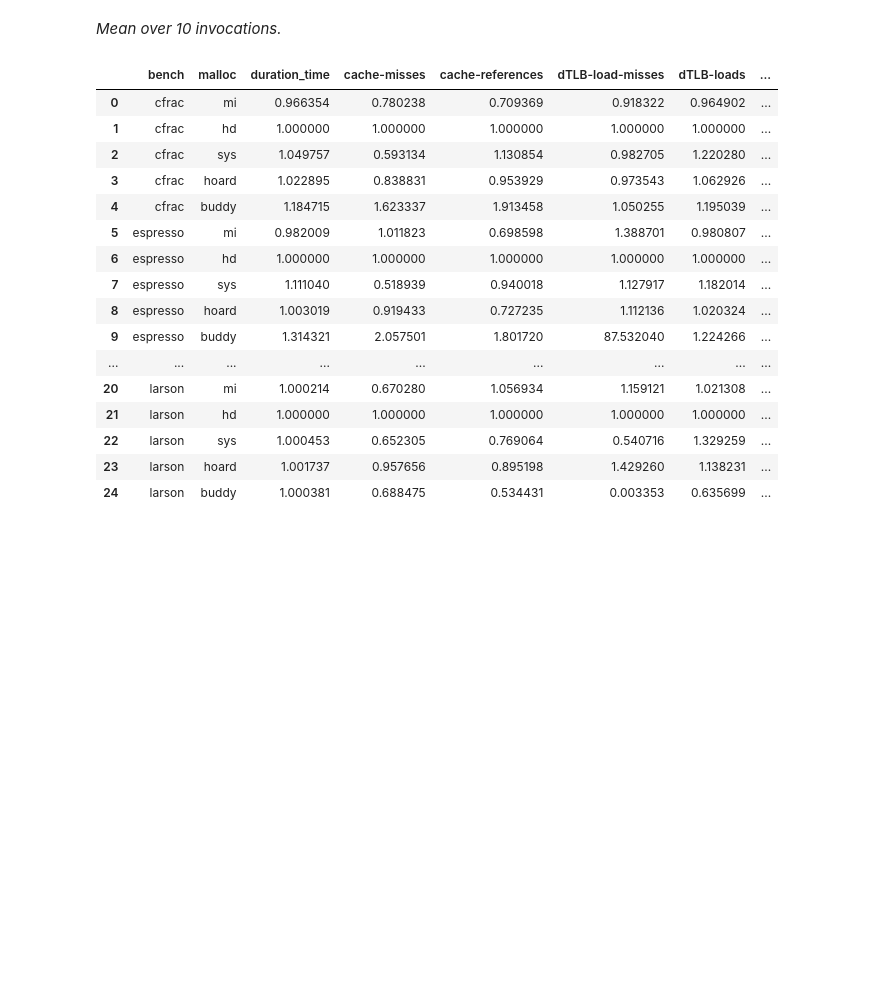
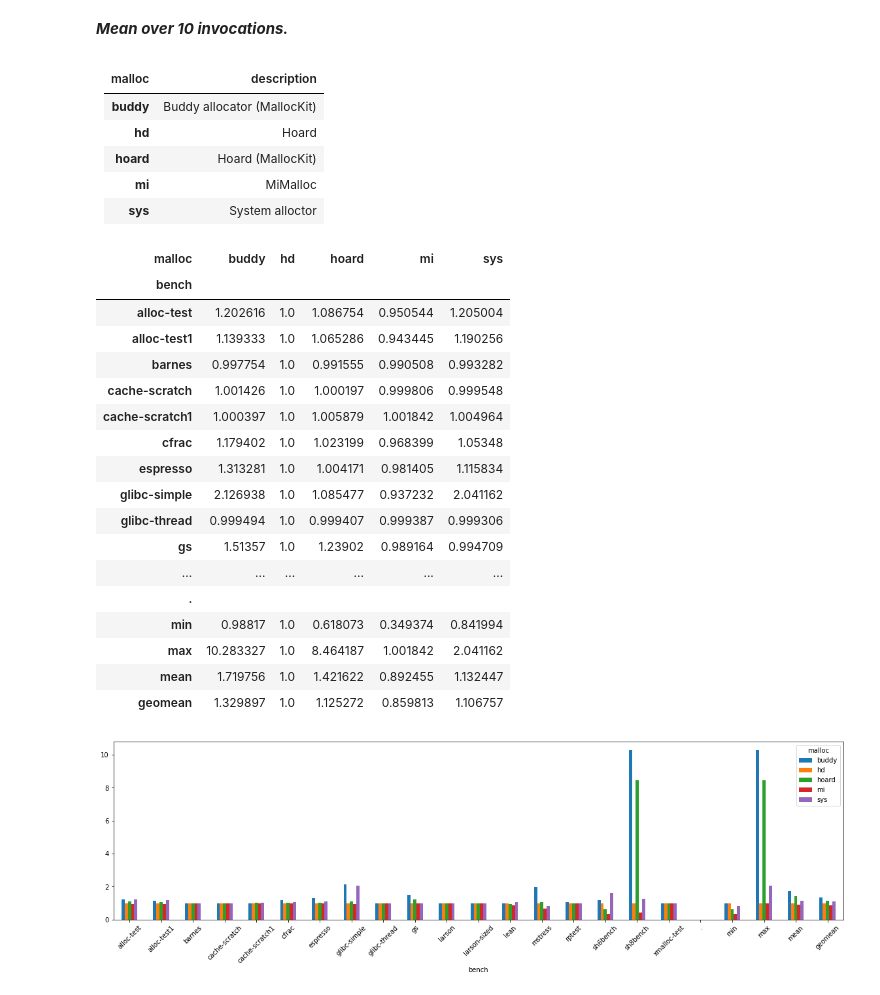
Before and after one commit to wenyuzhao/MallocKit, a Jupyter notebook: bench/visual.ipynb, the cells around one changed output. Saved outputs shown, nothing was run; the diff lists cells and outputs as text; code cells hidden in the pictures; blank space fills up the shorter version.

Commit message:
Draw graphs

```diff
--- a/bench/visual.ipynb
+++ b/bench/visual.ipynb
@@ -9,31 +9,50 @@ visual.display_meta_info()
 | System        | Linux (5.16.12-200.fc35.x86_64)           |
 | Processor     | Intel(R) Core(TM) i7-7700 CPU @ 3.60GHz          |
 | Memory        | 16 GB          |
-# %%
-from visual import Pipeline
-
-data = Pipeline.load_results()
-data, invocations = Pipeline.mean_over_invocation(data)
-data = Pipeline.normalize(data, baseline = 'hd')
-
-visual.markdown(f'*Mean over {invocations} invocations.*')
-data
-# %% [output]
-*Mean over 10 invocations.*
-|  | bench | malloc | duration_time | cache-misses | cache-references | dTLB-load-misses | dTLB-loads | ... |
-| 0 | cfrac | mi | 0.966354 | 0.780238 | 0.709369 | 0.918322 | 0.964902 | ... |
-| 1 | cfrac | hd | 1.000000 | 1.000000 | 1.000000 | 1.000000 | 1.000000 | ... |
-| 2 | cfrac | sys | 1.049757 | 0.593134 | 1.130854 | 0.982705 | 1.220280 | ... |
-| 3 | cfrac | hoard | 1.022895 | 0.838831 | 0.953929 | 0.973543 | 1.062926 | ... |
-| 4 | cfrac | buddy | 1.184715 | 1.623337 | 1.913458 | 1.050255 | 1.195039 | ... |
-| 5 | espresso | mi | 0.982009 | 1.011823 | 0.698598 | 1.388701 | 0.980807 | ... |
-| 6 | espresso | hd | 1.000000 | 1.000000 | 1.000000 | 1.000000 | 1.000000 | ... |
-| 7 | espresso | sys | 1.111040 | 0.518939 | 0.940018 | 1.127917 | 1.182014 | ... |
-| 8 | espresso | hoard | 1.003019 | 0.919433 | 0.727235 | 1.112136 | 1.020324 | ... |
-| 9 | espresso | buddy | 1.314321 | 2.057501 | 1.801720 | 87.532040 | 1.224266 | ... |
-| ... | ... | ... | ... | ... | ... | ... | ... | ... |
-| 20 | larson | mi | 1.000214 | 0.670280 | 1.056934 | 1.159121 | 1.021308 | ... |
-| 21 | larson | hd | 1.000000 | 1.000000 | 1.000000 | 1.000000 | 1.000000 | ... |
-| 22 | larson | sys | 1.000453 | 0.652305 | 0.769064 | 0.540716 | 1.329259 | ... |
-| 23 | larson | hoard | 1.001737 | 0.957656 | 0.895198 | 1.429260 | 1.138231 | ... |
-| 24 | larson | buddy | 1.000381 | 0.688475 | 0.534431 | 0.003353 | 0.635699 | ... |
+# %%
+from visual import Pipeline
+
+data = Pipeline.load_results()
+data, invocations = Pipeline.mean_over_invocation(data)
+data = Pipeline.normalize(data, baseline = 'hd')
+data = Pipeline.plot_bar(data, series='malloc', pivot='bench', value='duration_time')
+
+visual.markdown(f'***Mean over {invocations} invocations.***')
+algorithms = '| malloc | description |\n|:--- |:--- |\n'
+for a in data.columns.values:
+    if a == 'buddy': algorithms += f'|**{a}**|Buddy allocator (MallocKit)|\n'
+    elif a == 'hd': algorithms += f'|**{a}**|Hoard|\n'
+    elif a == 'hoard': algorithms += f'|**{a}**|Hoard (MallocKit)|\n'
+    elif a == 'mi': algorithms += f'|**{a}**|MiMalloc|\n'
+    elif a == 'sys': algorithms += f'|**{a}**|System alloctor|\n'
+visual.markdown(algorithms)
+
+data
+# %% [output]
+***Mean over 10 invocations.***
+| malloc | description |
+|:--- |:--- |
+|**buddy**|Buddy allocator (MallocKit)|
+|**hd**|Hoard|
+|**hoard**|Hoard (MallocKit)|
+|**mi**|MiMalloc|
+|**sys**|System alloctor|
+| malloc | buddy | hd | hoard | mi | sys |
+| bench |  |  |  |  |  |
+| alloc-test | 1.202616 | 1.0 | 1.086754 | 0.950544 | 1.205004 |
+| alloc-test1 | 1.139333 | 1.0 | 1.065286 | 0.943445 | 1.190256 |
+| barnes | 0.997754 | 1.0 | 0.991555 | 0.990508 | 0.993282 |
+| cache-scratch | 1.001426 | 1.0 | 1.000197 | 0.999806 | 0.999548 |
+| cache-scratch1 | 1.000397 | 1.0 | 1.005879 | 1.001842 | 1.004964 |
+| cfrac | 1.179402 | 1.0 | 1.023199 | 0.968399 | 1.05348 |
+| espresso | 1.313281 | 1.0 | 1.004171 | 0.981405 | 1.115834 |
+| glibc-simple | 2.126938 | 1.0 | 1.085477 | 0.937232 | 2.041162 |
+| glibc-thread | 0.999494 | 1.0 | 0.999407 | 0.999387 | 0.999306 |
+| gs | 1.51357 | 1.0 | 1.23902 | 0.989164 | 0.994709 |
+| ... | ... | ... | ... | ... | ... |
+| . |  |  |  |  |  |
+| min | 0.98817 | 1.0 | 0.618073 | 0.349374 | 0.841994 |
+| max | 10.283327 | 1.0 | 8.464187 | 1.001842 | 2.041162 |
+| mean | 1.719756 | 1.0 | 1.421622 | 0.892455 | 1.132447 |
+| geomean | 1.329897 | 1.0 | 1.125272 | 0.859813 | 1.106757 |
+[figure, added]
```
Also changed, not shown: parts of 1 cell of this notebook, 1 other file.
